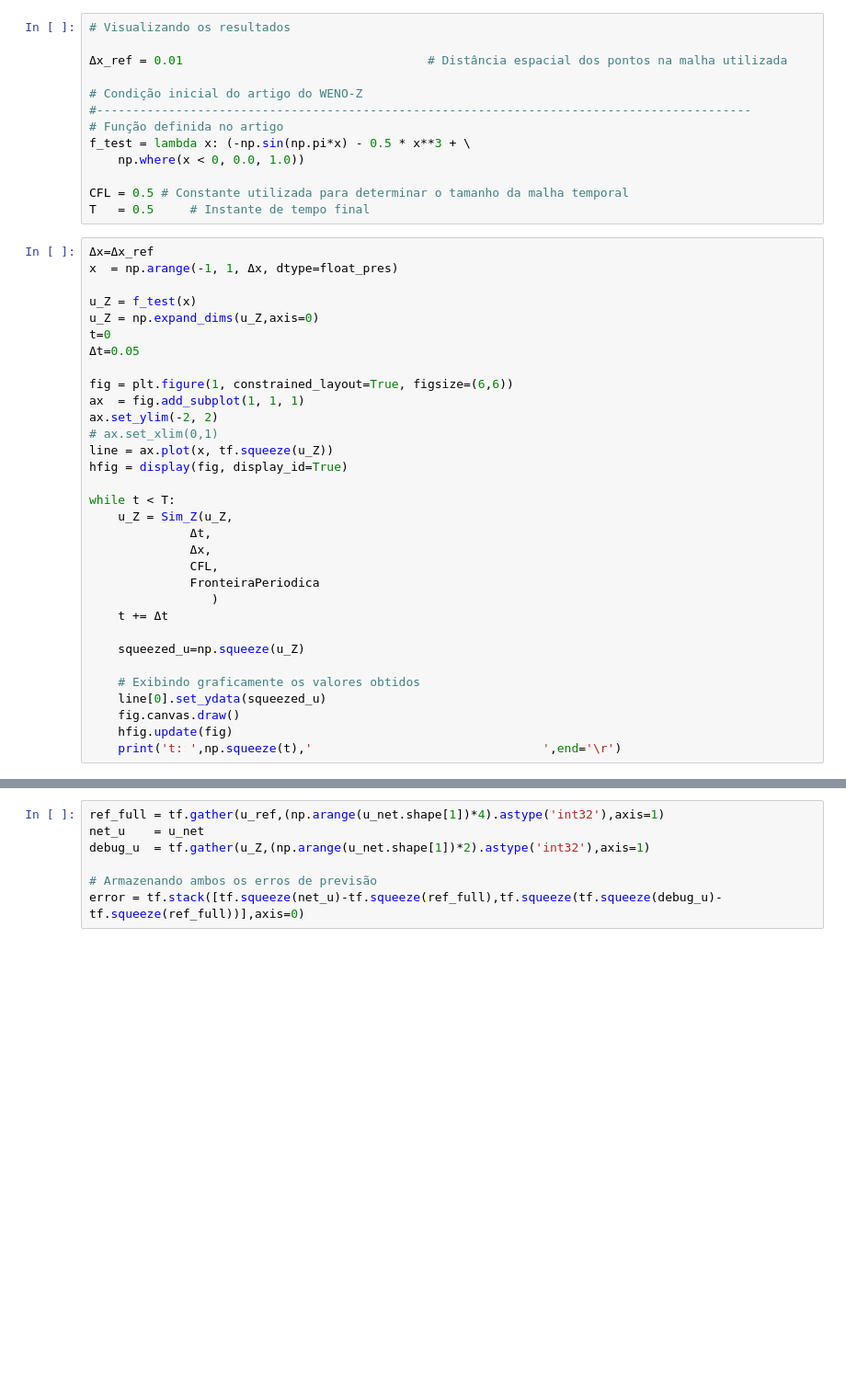
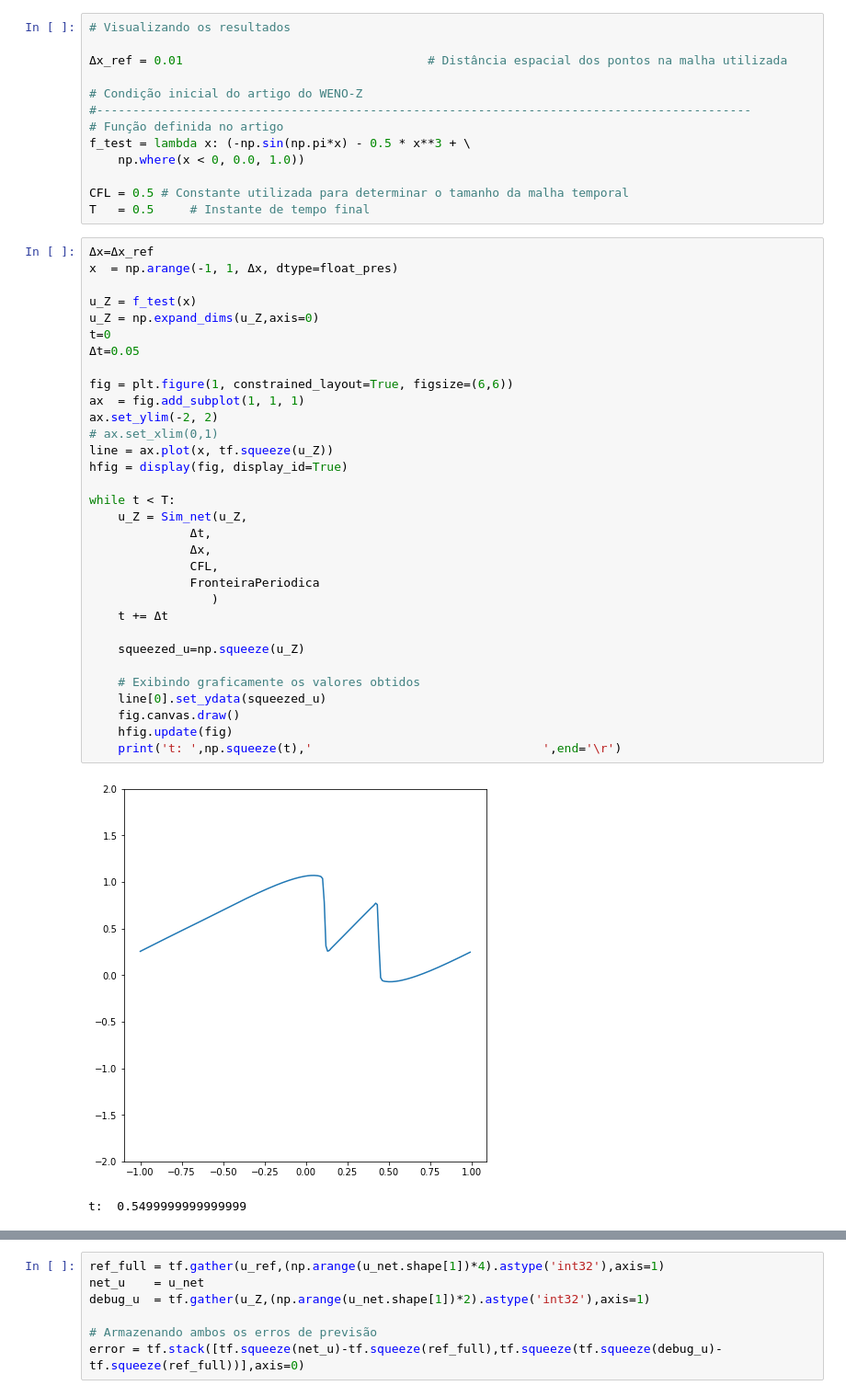
Before and after one commit to silvaneojunior/Top_mat_A, a Jupyter notebook: WENO-DS reescrito/Grafico artigo WENO Z.ipynb, the cells around one changed output, grey strips where cells are left out. Shown at 92% size. Drawn from its saved outputs; the diff is of its cells as text; blank space fills up the shorter version.

```diff
--- a/WENO-DS reescrito/Grafico artigo WENO Z.ipynb
+++ b/WENO-DS reescrito/Grafico artigo WENO Z.ipynb
@@ -60,31 +62,34 @@ T   = 0.5     # Instante de tempo final
 Δx=Δx_ref
 x  = np.arange(-1, 1, Δx, dtype=float_pres)
 
 u_Z = f_test(x)
 u_Z = np.expand_dims(u_Z,axis=0)
 t=0
 Δt=0.05
 
 fig = plt.figure(1, constrained_layout=True, figsize=(6,6))
 ax  = fig.add_subplot(1, 1, 1)
 ax.set_ylim(-2, 2)
 # ax.set_xlim(0,1)
 line = ax.plot(x, tf.squeeze(u_Z))
 hfig = display(fig, display_id=True)
 
 while t < T:
-    u_Z = Sim_Z(u_Z,
+    u_Z = Sim_net(u_Z,
               Δt,
               Δx,
               CFL,
               FronteiraPeriodica
                  )
     t += Δt
 
     squeezed_u=np.squeeze(u_Z)
 
     # Exibindo graficamente os valores obtidos
     line[0].set_ydata(squeezed_u)
     fig.canvas.draw()
     hfig.update(fig)
     print('t: ',np.squeeze(t),'                                ',end='\r')
+# %% [output]
+[figure, added]
+t:  0.5499999999999999
```
Also changed, not shown: parts of 9 cells of this notebook, 5 other files.
